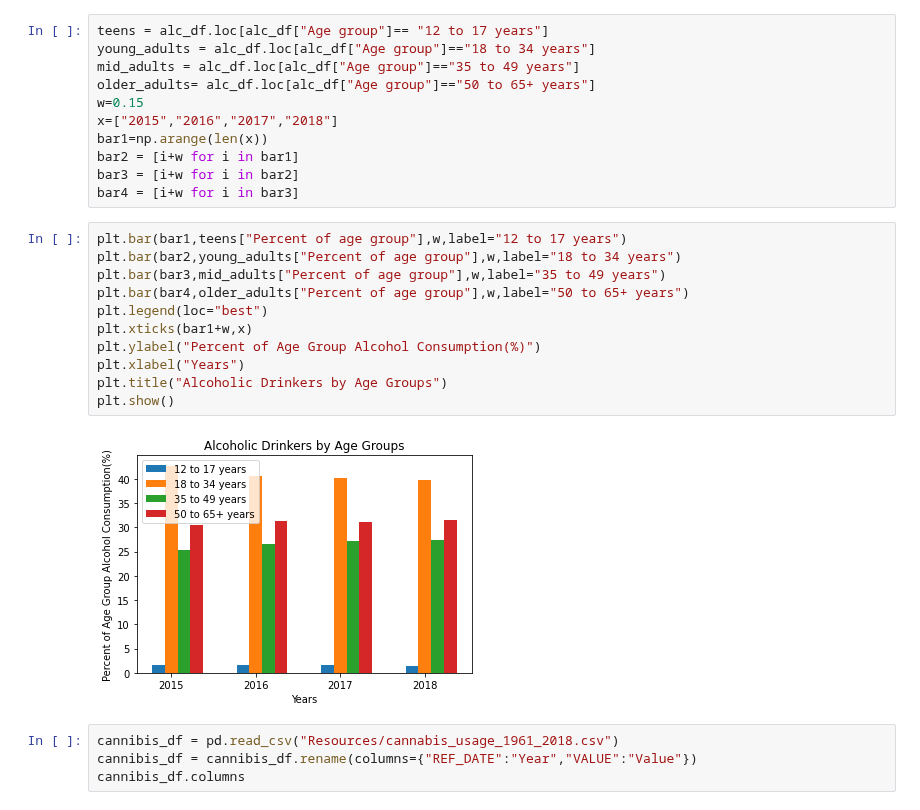
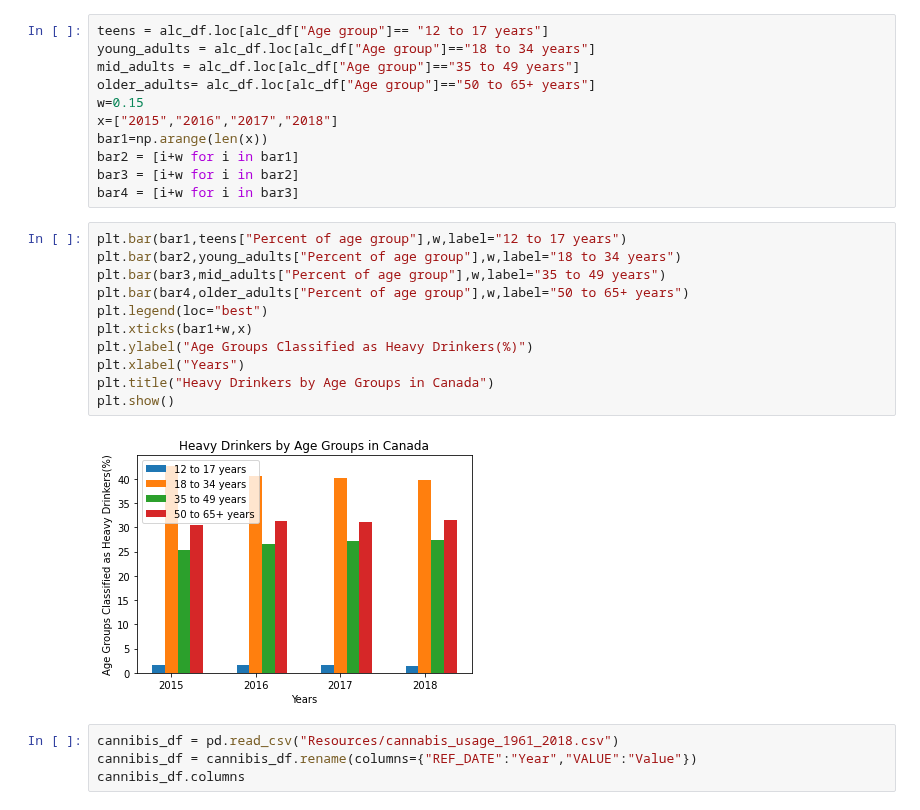
Before and after one commit to MattDavies1/Data-Bootcamp-Project, a Jupyter notebook: alc_cannabis_consumption.ipynb, the cells around one changed output. Drawn from its saved outputs; the diff is of its cells as text.

```diff
--- a/alc_cannabis_consumption.ipynb
+++ b/alc_cannabis_consumption.ipynb
@@ -139,16 +138,16 @@ bar4 = [i+w for i in bar3]
 # %%
 plt.bar(bar1,teens["Percent of age group"],w,label="12 to 17 years")
 plt.bar(bar2,young_adults["Percent of age group"],w,label="18 to 34 years")
 plt.bar(bar3,mid_adults["Percent of age group"],w,label="35 to 49 years")
 plt.bar(bar4,older_adults["Percent of age group"],w,label="50 to 65+ years")
 plt.legend(loc="best")
 plt.xticks(bar1+w,x)
-plt.ylabel("Percent of Age Group Alcohol Consumption(%)")
+plt.ylabel("Age Groups Classified as Heavy Drinkers(%)")
 plt.xlabel("Years")
-plt.title("Alcoholic Drinkers by Age Groups")
+plt.title("Heavy Drinkers by Age Groups in Canada")
 plt.show()
 # %% [output]
-[figure, old version]
+[figure, new version]
 # %%
 cannibis_df = pd.read_csv("Resources/cannabis_usage_1961_2018.csv")
 cannibis_df = cannibis_df.rename(columns={"REF_DATE":"Year","VALUE":"Value"})
```
Also changed, not shown: parts of 8 cells of this notebook, 3 other files.
